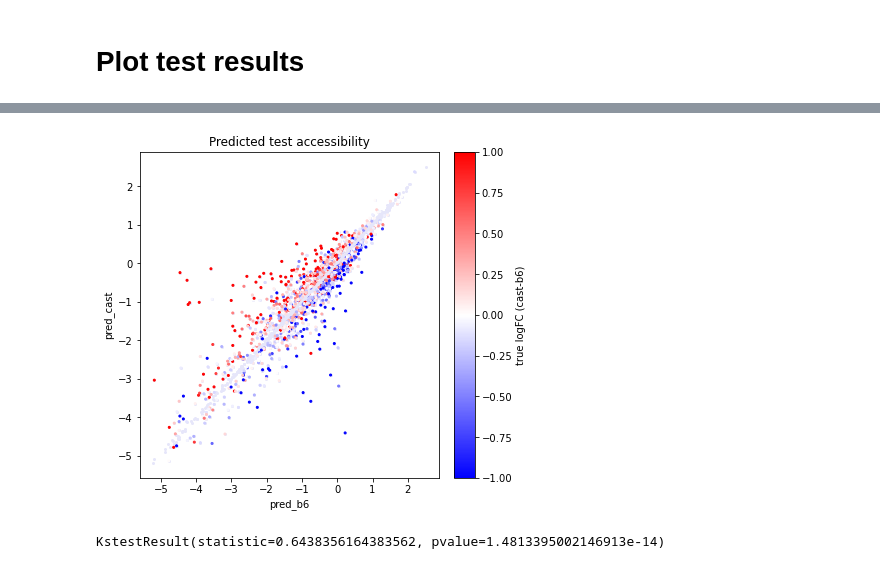
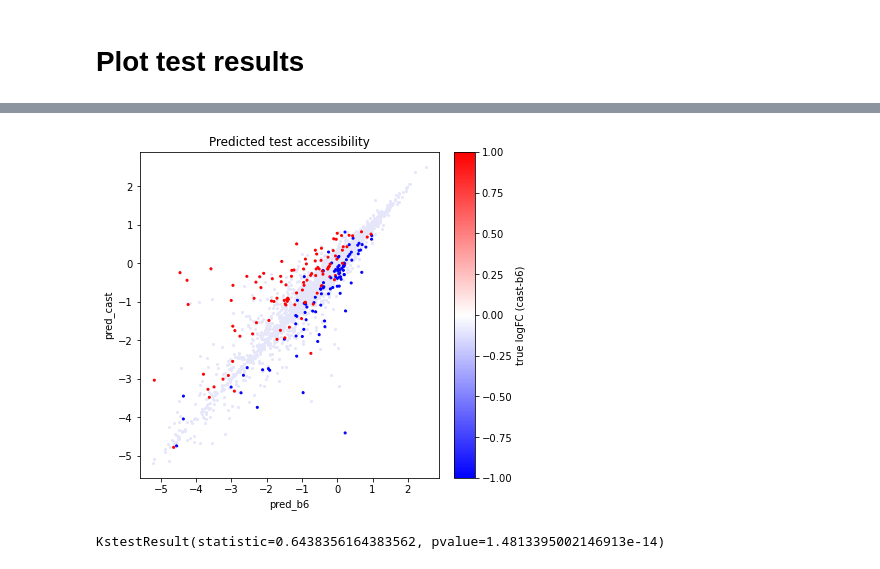
Before and after one commit to adityasinha379/mouseASA, a Jupyter notebook: scripts/analysis.ipynb, the cells around one changed output, grey strips where cells are left out. Cells and saved outputs as stored; diff of their text form; code cells hidden in the pictures.

```diff
--- a/scripts/analysis.ipynb
+++ b/scripts/analysis.ipynb
@@ -25,7 +25,7 @@ name = ['train', 'val', 'test']
 # %%
 from run import load_data
 modelname = 'm3'
-dataset = 'ca'
+dataset = 'both'
 use_prior = '1'
 batchsize = '32'
 gc = ''
@@ -72,7 +52,7 @@ plt.show()
 # Overall Spearman plot:
 import matplotlib.pyplot as plt
 from scipy.stats import gaussian_kde, spearmanr
-plt.rcParams['figure.figsize'] = 5, 5
+plt.rcParams['figure.figsize'] = 11, 5
 
 x, y = y_test, y_pred
 cor = spearmanr(x,y).correlation
@@ -80,12 +60,15 @@ cor = spearmanr(x,y).correlation
 xy = np.vstack([x,y])
 z = gaussian_kde(xy)(xy)
 
-fig, ax = plt.subplots()
-ax.scatter(x, y, c=z, s=8, vmax = 0.2)
-# plt.ylim(-5,5)
-plt.ylabel('Predicted accessibility', fontsize = 14)
-plt.xlabel('True accessibility', fontsize = 14)
-plt.text(-3, 2.5, 'spearman r = {:.3f}'.format(cor),
+fig, ax = plt.subplots(1,2)
+ax[0].scatter(x, y, c=z, s=8, vmax = 0.2)
+ax[1].scatter(x[:len(x)//2], y[:len(y)//2], c='b', s=8, vmax = 0.2, alpha=0.5)
+ax[1].scatter(x[len(x)//2:], y[len(y)//2:], c='r', s=8, vmax = 0.2, alpha=0.5)
+ax[0].set_ylabel('Predicted accessibility', fontsize = 14)
+ax[0].set_xlabel('True accessibility', fontsize = 14)
+ax[1].set_ylabel('Predicted accessibility', fontsize = 14)
+ax[1].set_xlabel('True accessibility', fontsize = 14)
+ax[0].text(-3, 2.5, 'spearman r = {:.3f}'.format(cor),
          ha='center', va='bottom',fontsize=12)
 plt.show()
 # %% [output]
@@ -92,0 +76,23 @@ plt.show()
+# %%
+# MA plot
+from mpl_toolkits.axes_grid1 import make_axes_locatable
+fig = plt.figure(figsize=(8,8))
+ax = fig.add_subplot()
+divider = make_axes_locatable(ax)
+cax = divider.append_axes('right', size="7%", pad=0.2,)
+
+_,_,_,_,temp,_ = load_data(ctype,dataset,'_noGC'+ident+'')        # load no GC dataset to get total log coverage
+temp = temp[:len(temp)//2]
+totalcov = np.log2(2**temp[:len(y_test)//2]+2**temp[len(y_test)//2:]-1)
+idx_sig = np.where(np.logical_and(totalcov>3, np.abs(true_fc)>1) )[0]
+
+ax.axhline(0, c='k', alpha=0.3)
+ax.scatter(totalcov , true_fc, c = 'lavender', cmap = 'bwr', s = 8, vmax=1, vmin=-1, alpha=0.3 )
+a = ax.scatter(totalcov[idx_sig] , true_fc[idx_sig], c = pred_fc[idx_sig], cmap = 'bwr', s = 8, vmax=1, vmin=-1 )
+# a = ax.scatter(totalcov , true_fc, c = pred_fc, cmap = 'bwr', s = 8, vmax=1, vmin=-1 )
+cbar = plt.colorbar(a, cax=cax)
+cbar.set_label('pred logFC (cast-b6)')
+ax.set_xlabel('Total log coverage')
+ax.set_ylabel('True logFC')
+ax.set_title('MA plot')
+plt.show()
@@ -93,26 +101,28 @@ plt.show()
 # %%
 # Allele Specific predictions plot:
 from mpl_toolkits.axes_grid1 import make_axes_locatable
 fig = plt.figure(figsize=(6,6))
 ax = fig.add_subplot()
 divider = make_axes_locatable(ax)
 cax = divider.append_axes('right', size="7%", pad=0.2,)
 
 idx = np.where(np.abs(pred_fc)>0.1)[0]
+idx = list(set(idx_sig).intersection(idx))
+
 ax.scatter(y_pred[:len(y_pred)//2], y_pred[len(y_pred)//2:],
             vmax = 1, vmin = -1, cmap = 'bwr',s = 4,
            c = 'lavender')
 a = ax.scatter(y_pred[:len(y_pred)//2][idx], y_pred[len(y_pred)//2:][idx],
             vmax = 1, vmin = -1, cmap = 'bwr',s = 4,
            c = true_fc[idx])
 cbar = plt.colorbar(a, cax=cax)
 cbar.set_label('true logFC (cast-b6)')
 ax.set_title('Predicted test accessibility')
 ax.set_xlabel('pred_b6')
 ax.set_ylabel('pred_cast')
 plt.show()
 # %% [output]
-[figure, old version]
+[figure, new version]
 # %%
 # KDE plot:
 import seaborn as sns
```
Also changed, not shown: parts of 9 cells of this notebook, 1 other file.
